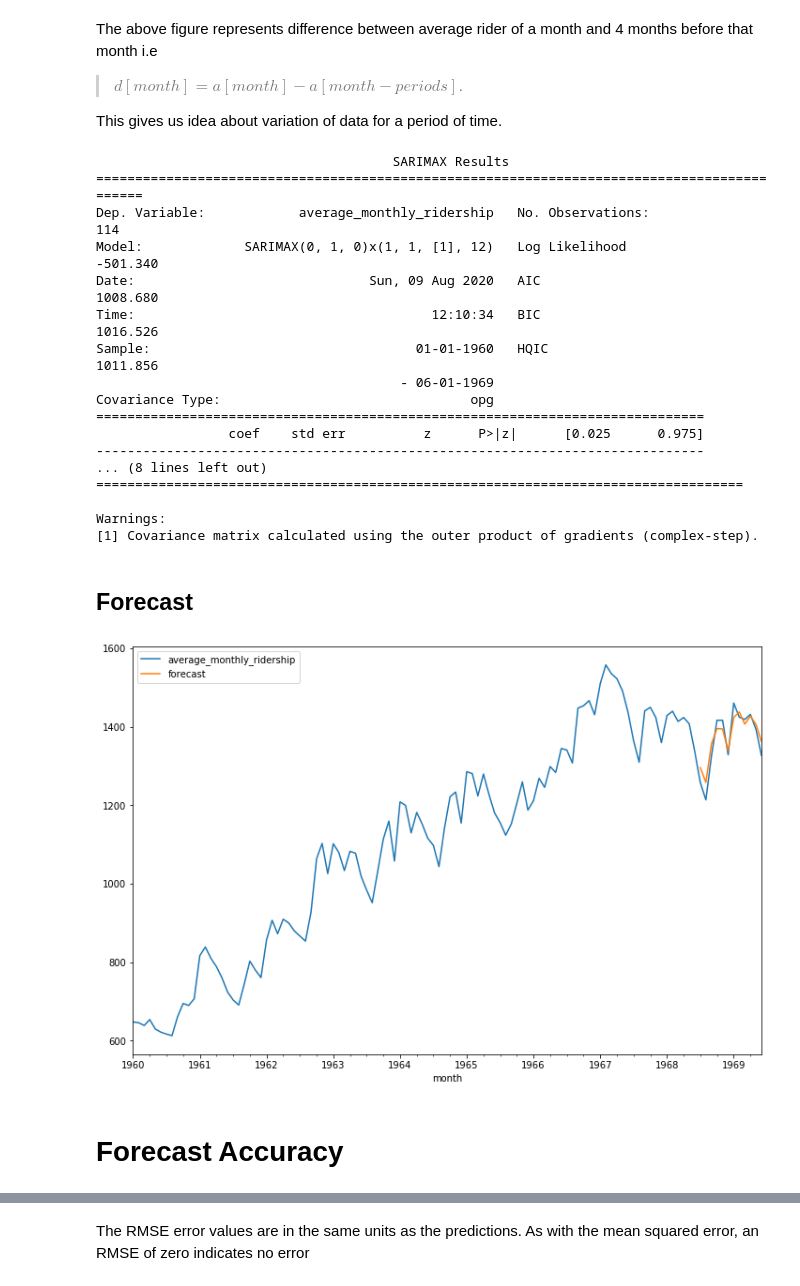
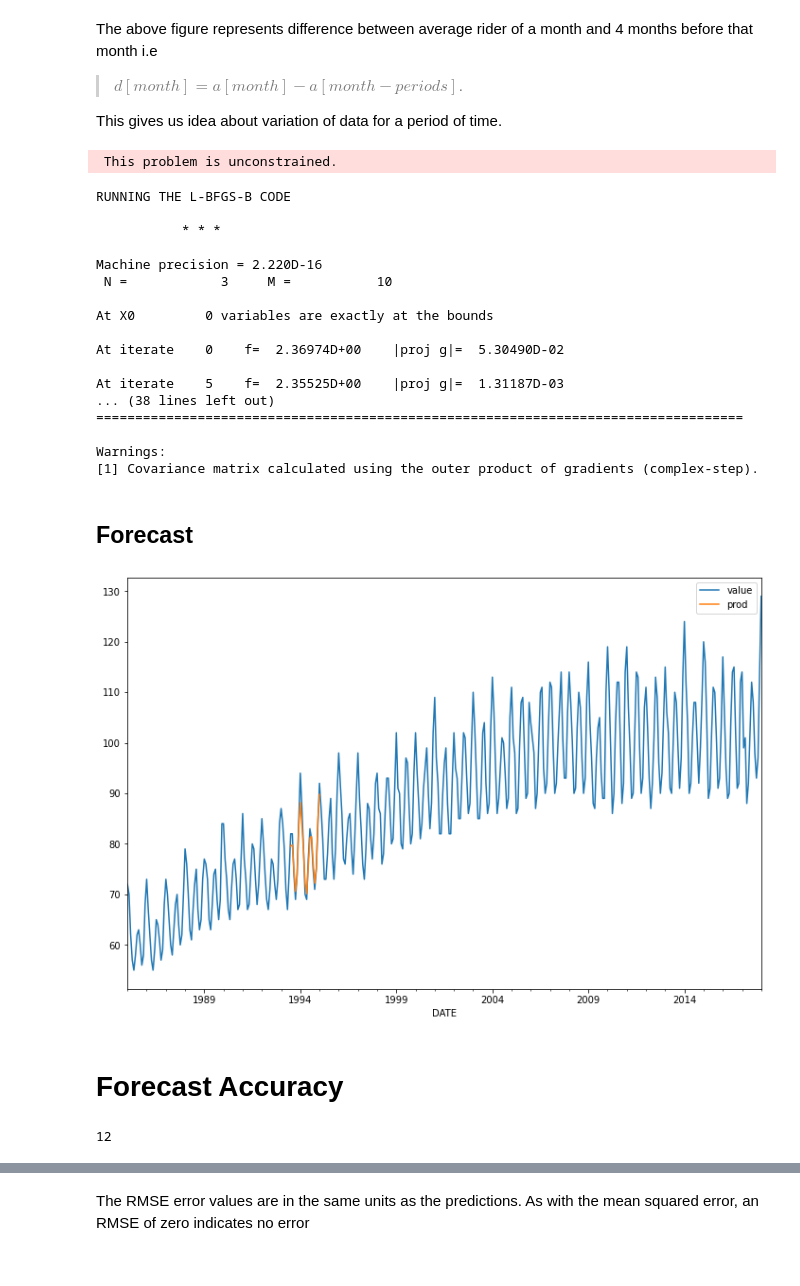
Before and after one commit to Naveen-004/Python-for-DataScience, a Jupyter notebook: ML/Time-series-analysis- Assignment 11.ipynb, the cells around one changed output, grey strips where cells are left out. Drawn from its saved outputs; the diff is of its cells as text; code cells hidden in the pictures.

Commit message:
Time-Series using ML

```diff
--- a/ML/Time-series-analysis- Assignment 11.ipynb
+++ b/ML/Time-series-analysis- Assignment 11.ipynb
@@ -124,9 +129,9 @@ Changing data type of both the column
 * Assign int to `monthly_ridership_data` column
 * Assign datetime to `month` column
 # %%
-df['average_monthly_ridership'] = df['average_monthly_ridership'].astype(np.int32)
+df['value'] = df['value'].astype(np.int32)
 # %%
-df['month'] = pd.to_datetime(df['month'], format = '%Y-%m')
+df['DATE'] = pd.to_datetime(df['DATE'],)
 # %%
 df.dtypes
 # %% [output]
@@ -226,38 +231,39 @@ The above figure represents difference between average rider of a month and 4 mo
 
 This gives us idea about variation of data for a period of time.
 # %%
-df = df.set_index('month')
+df = df.set_index('DATE')
 # %%
 # Applying Seasonal ARIMA model to forcast the data
-mod = sm.tsa.SARIMAX(df['average_monthly_ridership'], trend='n', order=(0,1,0), seasonal_order=(1,1,1,12))
+mod = sm.tsa.SARIMAX(df['value'], trend='n', order=(0,1,0), seasonal_order=(1,1,1,12))
 results = mod.fit()
 print(results.summary())
 # %% [output]
-                                      SARIMAX Results
-============================================================================================
-Dep. Variable:            average_monthly_ridership   No. Observations:                  114
-Model:             SARIMAX(0, 1, 0)x(1, 1, [1], 12)   Log Likelihood                -501.340
-Date:                              Sun, 09 Aug 2020   AIC                           1008.680
-Time:                                      12:10:34   BIC                           1016.526
-Sample:                                  01-01-1960   HQIC                          1011.856
-                                       - 06-01-1969
-Covariance Type:                                opg
-==============================================================================
-                 coef    std err          z      P>|z|      [0.025      0.975]
-------------------------------------------------------------------------------
-... (8 lines left out)
-===================================================================================
-
-Warnings:
-[1] Covariance matrix calculated using the outer product of gradients (complex-step).
+ This problem is unconstrained.
+RUNNING THE L-BFGS-B CODE
+
+           * * *
+
+Machine precision = 2.220D-16
+ N =            3     M =           10
+
+At X0         0 variables are exactly at the bounds
+
+At iterate    0    f=  2.36974D+00    |proj g|=  5.30490D-02
+
+At iterate    5    f=  2.35525D+00    |proj g|=  1.31187D-03
+... (38 lines left out)
+===================================================================================
+
+Warnings:
+[1] Covariance matrix calculated using the outer product of gradients (complex-step).
 # %% [markdown]
 ## Forecast
 # %%
-df['forecast'] = results.predict(start = 102, end= 120, dynamic= True)
-df[['average_monthly_ridership', 'forecast']].plot(figsize=(12, 8))
+df['prod'] = results.predict(start = 102, end= 120, dynamic= True)
+df[['value', 'prod']].plot(figsize=(12, 8))
 plt.show()
 # %% [output]
-[figure, old version]
+[figure, new version]
 # %% [markdown]
 # Forecast Accuracy
 # %%
@@ -265,0 +272,4 @@ predictions=df['forecast'].tail(12)
+# %%
+len(expected)
+# %% [output]
+12
```
Also changed, not shown: parts of 24 cells of this notebook, 4 other files.
